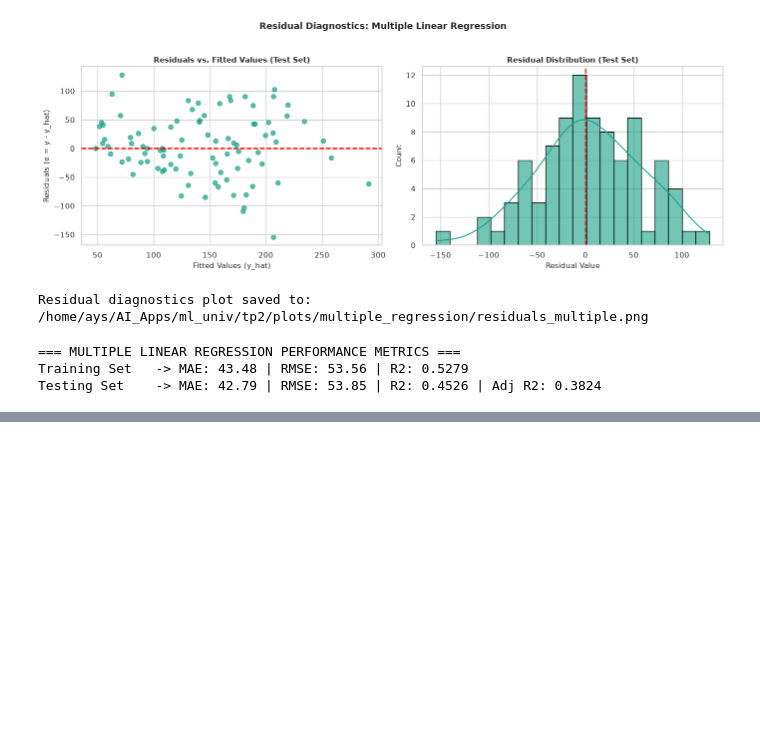
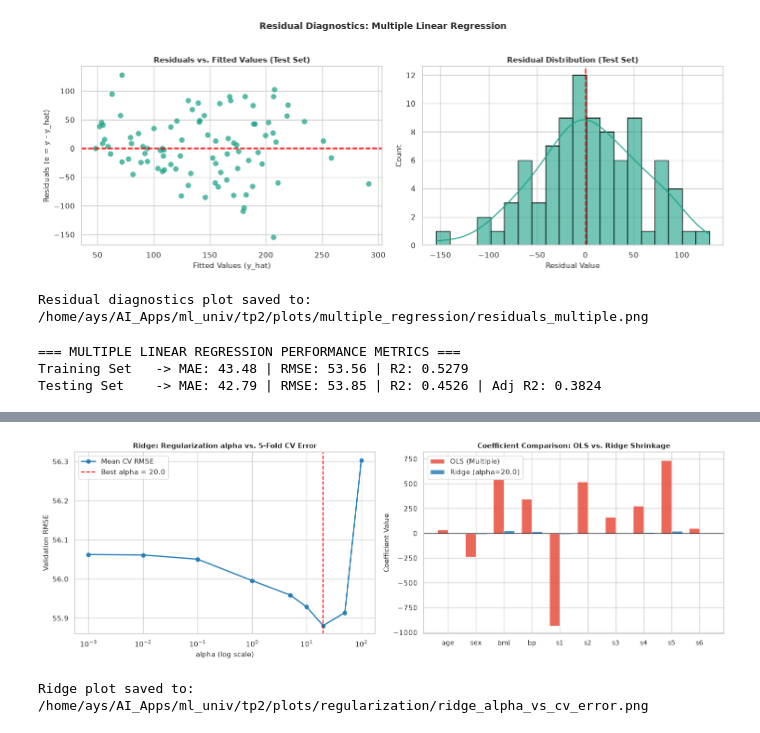
Before and after one commit to saoula2026/ml_univ, a Jupyter notebook: tp2/notebooks/TP2_Supervised_Regression.ipynb, the cells around one changed output, grey strips where cells are left out. Saved outputs shown, nothing was run; the diff lists cells and outputs as text; code cells hidden in the pictures; blank space fills up the shorter version.

```diff
--- a/tp2/notebooks/TP2_Supervised_Regression.ipynb
+++ b/tp2/notebooks/TP2_Supervised_Regression.ipynb
@@ -1528,0 +991,39 @@ In this practical work, we successfully completed the full supervised regression
+# %%
+# Visualization: Ridge Alpha vs. 5-Fold CV Error & Coefficient Shrinkage
+fig, (ax1, ax2) = plt.subplots(1, 2, figsize=(15, 5))
+
+# Alpha curve
+ridge_cv_results = pd.DataFrame(ridge_cv.cv_results_)
+alphas_tested = ridge_cv_results["param_ridge__alpha"].astype(float)
+mean_cv_rmse = np.sqrt(-ridge_cv_results["mean_test_score"])
+
+ax1.plot(alphas_tested, mean_cv_rmse, marker="o", color="#2980b9", linewidth=2, label="Mean CV RMSE")
+ax1.axvline(best_ridge_alpha, color="red", linestyle="--", linewidth=1.5, label=f"Best alpha = {best_ridge_alpha}")
+ax1.set_xscale("log")
+ax1.set_title("Ridge: Regularization alpha vs. 5-Fold CV Error", fontweight="bold", fontsize=11)
+ax1.set_xlabel("alpha (log scale)")
+ax1.set_ylabel("Validation RMSE")
+ax1.legend()
+
+# Coefficient shrinkage: OLS vs Ridge
+ridge_coefs = pd.Series(best_ridge_model.named_steps["ridge"].coef_, index=X_train.columns)
+x_idx = np.arange(len(ridge_coefs))
+b_width = 0.38
+ax2.bar(x_idx - b_width/2, mlr_coefficients.values, width=b_width, color="#e74c3c", label="OLS (Multiple)", alpha=0.85)
+ax2.bar(x_idx + b_width/2, ridge_coefs.values, width=b_width, color="#2980b9", label=f"Ridge (alpha={best_ridge_alpha})", alpha=0.85)
+ax2.set_xticks(x_idx)
+ax2.set_xticklabels(ridge_coefs.index, fontsize=10)
+ax2.axhline(0, color="black", linestyle="-", linewidth=0.8)
+ax2.set_title("Coefficient Comparison: OLS vs. Ridge Shrinkage", fontweight="bold", fontsize=11)
+ax2.set_ylabel("Coefficient Value")
+ax2.legend()
+
+plt.tight_layout()
+ridge_plot_path = os.path.join(PLOTS_DIR, "regularization", "ridge_alpha_vs_cv_error.png")
+plt.savefig(ridge_plot_path, bbox_inches="tight", dpi=300)
+plt.show()
+
+print(f"Ridge plot saved to: {ridge_plot_path}")
+# %% [output]
+[figure, added]
+Ridge plot saved to: /home/ays/AI_Apps/ml_univ/tp2/plots/regularization/ridge_alpha_vs_cv_error.png
```
Also changed, not shown: parts of 48 cells of this notebook, 18 other files.
